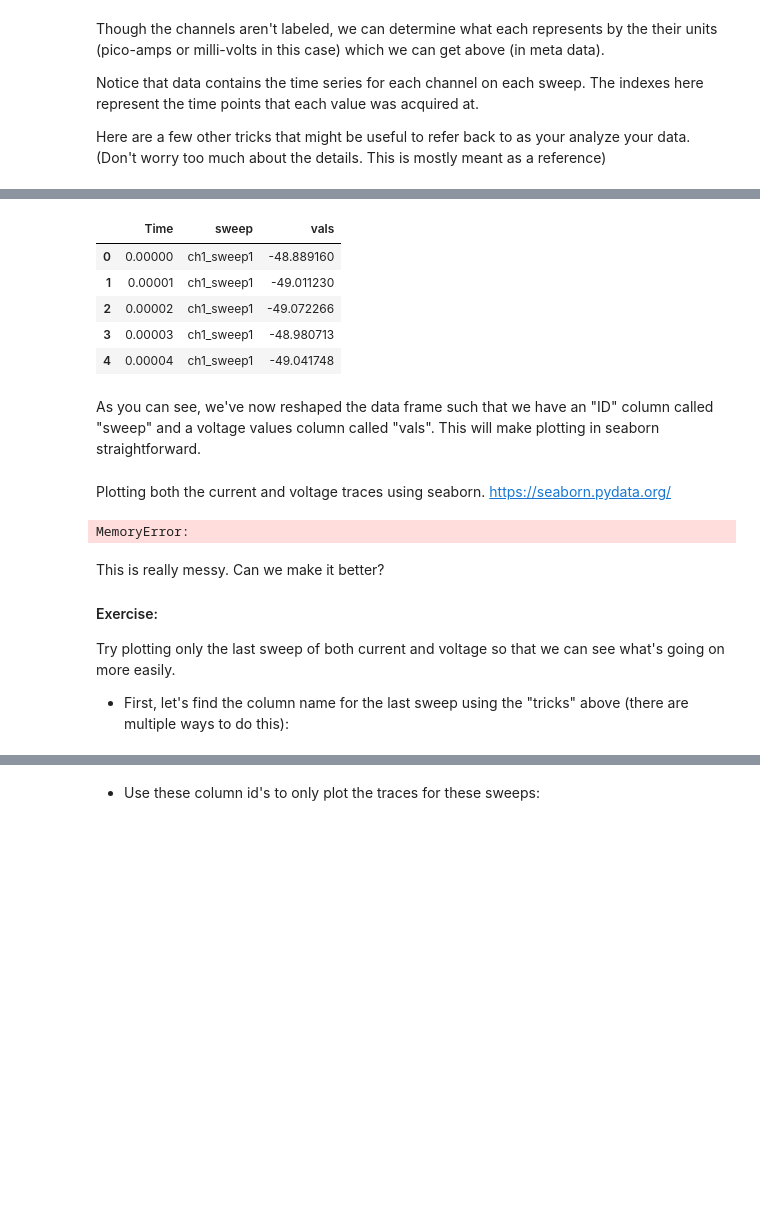
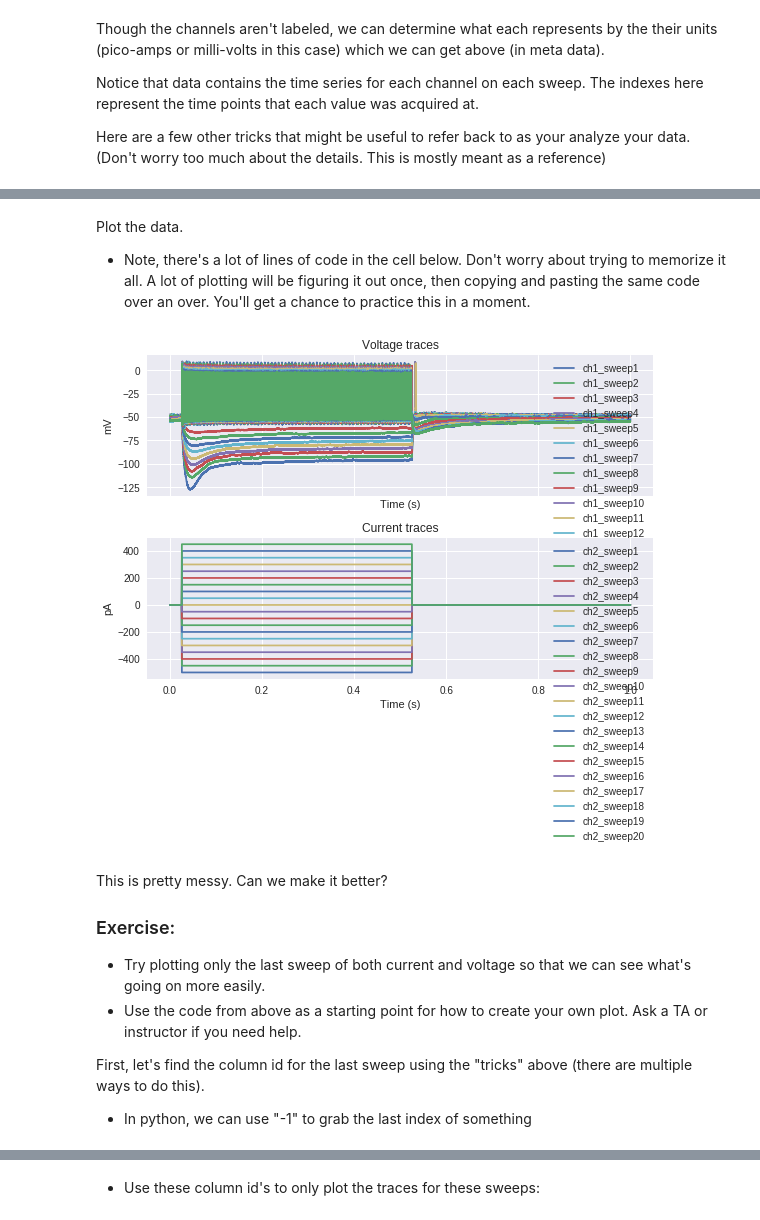
Before and after one commit to dasaderi/python_neurobootcamp, a Jupyter notebook: day-3/Day-3.ipynb, the cells around one changed output, grey strips where cells are left out. Drawn from its saved outputs; the diff is of its cells as text; code cells hidden in the pictures; blank space fills up the shorter version.

```diff
--- a/day-3/Day-3.ipynb
+++ b/day-3/Day-3.ipynb
@@ -397,29 +271,34 @@ voltage_df.head()
-# %%
-voltage_df = voltage_df.melt('Time', var_name='sweep',value_name='vals')
-voltage_df.head()
-# %% [output]
-|  | Time | sweep | vals |
-| 0 | 0.00000 | ch1_sweep1 | -48.889160 |
-| 1 | 0.00001 | ch1_sweep1 | -49.011230 |
-| 2 | 0.00002 | ch1_sweep1 | -49.072266 |
-| 3 | 0.00003 | ch1_sweep1 | -48.980713 |
-| 4 | 0.00004 | ch1_sweep1 | -49.041748 |
-# %% [markdown]
-As you can see, we've now reshaped the data frame such that we have an "ID" column called "sweep" and a voltage values column called "vals". This will make plotting in seaborn straightforward.
-# %% [markdown]
-Plotting both the current and voltage traces using seaborn. https://seaborn.pydata.org/
-# %%
-sns.tsplot(time='Time', value ='vals', condition='sweep',data=voltage_df)
-# %% [output]
-MemoryError:
+# %% [markdown]
+Plot the data.
+* Note, there's a lot of lines of code in the cell below. Don't worry about trying to memorize it all. A lot of plotting will be figuring it out once, then copying and pasting the same code over an over. You'll get a chance to practice this in a moment.
+# %%
+fig, ax = plt.subplots(2,1,sharex=True)
+ax[0].plot(voltage_traces)
+ax[0].legend(voltage_traces)
+ax[0].set_title('Voltage traces')
+ax[0].set_ylabel(meta['ch1_units'][0])
+ax[0].set_xlabel('Time (s)')
+
+ax[1].plot(current_traces)
+ax[1].legend(current_traces)
+ax[1].set_title('Current traces')
+ax[1].set_xlabel('Time (s)')
+ax[1].set_ylabel(meta['ch2_units'][0])
+
+plt.tight_layout()
+plt.show()
+# %% [output]
+[figure, added]
 # %% [markdown]
-This is really messy. Can we make it better?
+This is pretty messy. Can we make it better?
 
-#### Exercise:
+### Exercise:
 
-Try plotting only the last sweep of both current and voltage so that we can see what's going on more easily.
+* Try plotting only the last sweep of both current and voltage so that we can see what's going on more easily.
+* Use the code from above as a starting point for how to create your own plot. Ask a TA or instructor if you need help.
 
-* First, let's find the column name for the last sweep using the "tricks" above (there are multiple ways to do this):
+First, let's find the column id for the last sweep using the "tricks" above (there are multiple ways to do this).
+* In python, we can use "-1" to grab the last index of something
 # %%
 lastSweep_voltage = voltage_traces.columns[-1]
 lastSweep_current = current_traces.columns[-1]
```
Also changed, not shown: parts of 99 cells of this notebook, 1 other file.
